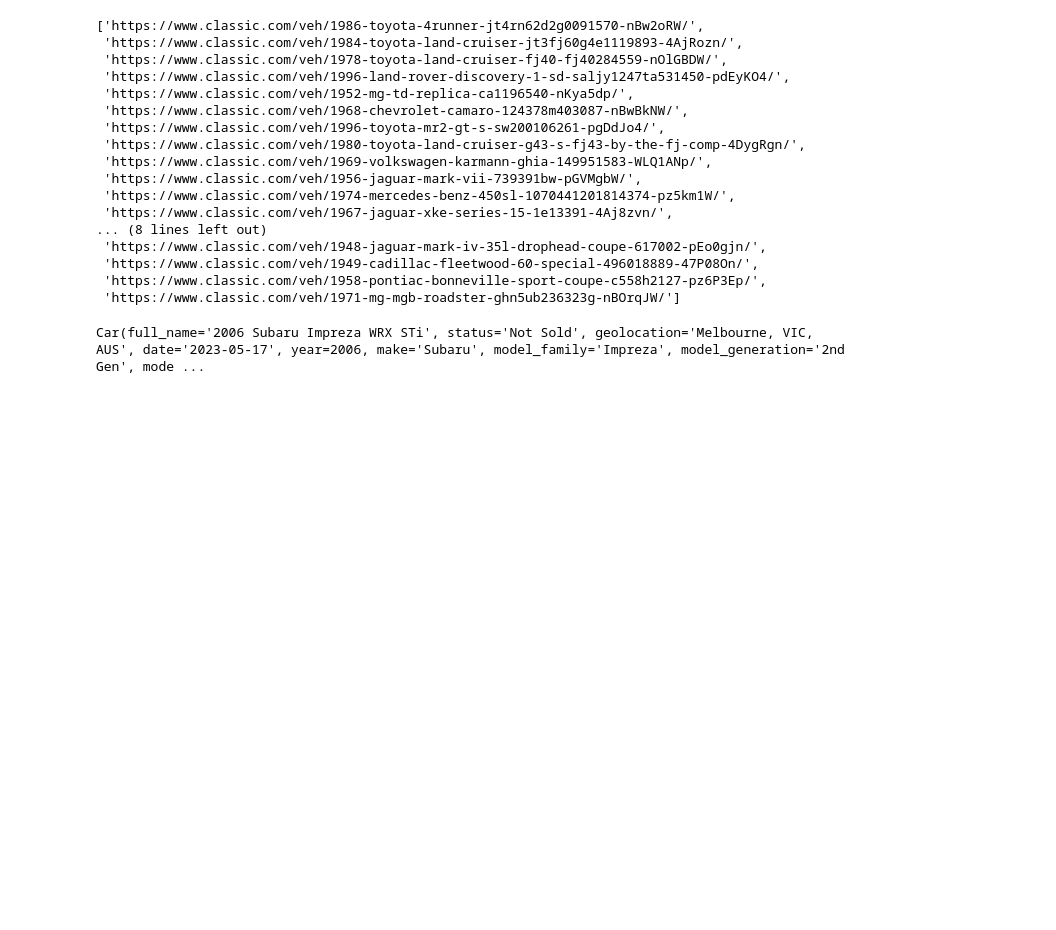
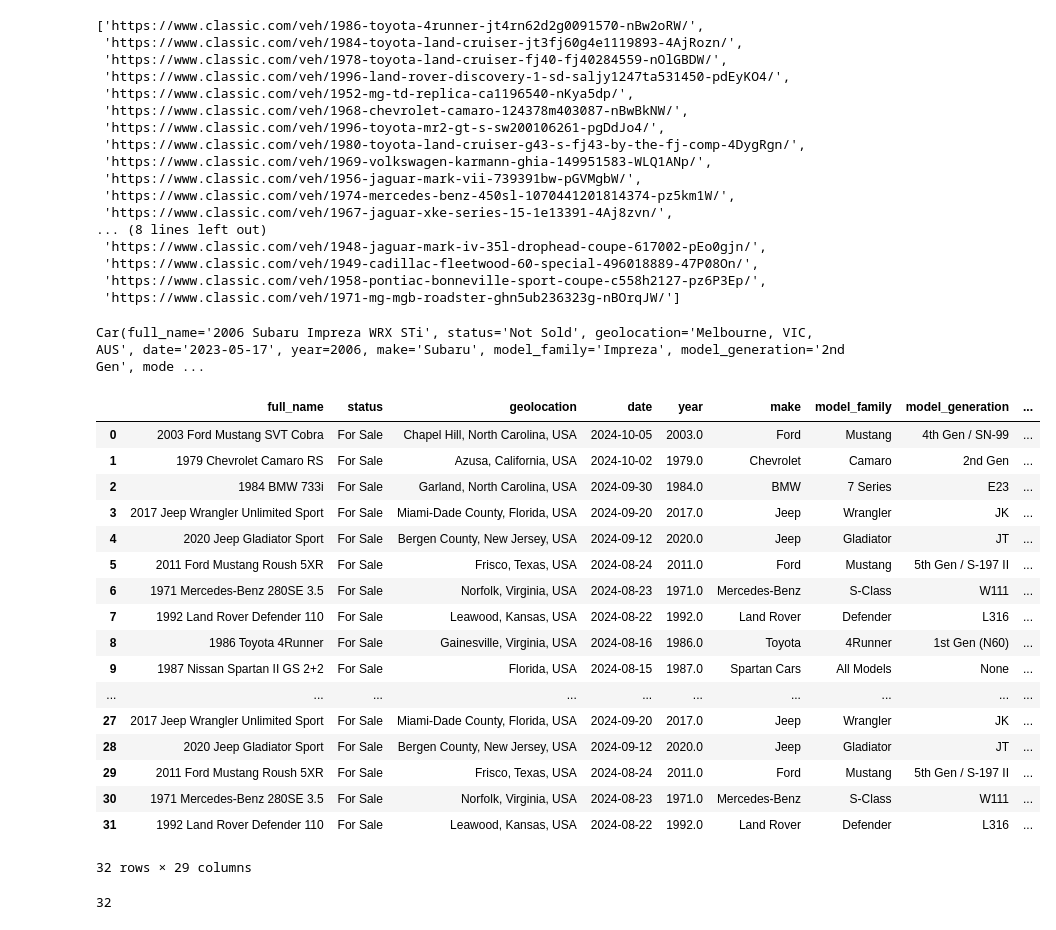
Before and after one commit to AgafonovVadim/Car-Value-Predictor, a Jupyter notebook: Untitled.ipynb, the cells around one changed output. Saved outputs shown, nothing was run; the diff lists cells and outputs as text; code cells hidden in the pictures; blank space fills up the shorter version.

```diff
--- a/Untitled.ipynb
+++ b/Untitled.ipynb
@@ -361,3 +361,28 @@ url_4 = 'https://www.classic.com/veh/2006-subaru-impreza-wrx-sti-6zz60000gdb0377
 parse_car_specs(url_4)
 # %% [output]
 Car(full_name='2006 Subaru Impreza WRX STi', status='Not Sold', geolocation='Melbourne, VIC, AUS', date='2023-05-17', year=2006, make='Subaru', model_family='Impreza', model_generation='2nd Gen', mode ...
+# %%
+df
+# %% [output]
+|  | full_name | status | geolocation | date | year | make | model_family | model_generation | ... |
+| 0 | 2003 Ford Mustang SVT Cobra | For Sale | Chapel Hill, North Carolina, USA | 2024-10-05 | 2003.0 | Ford | Mustang | 4th Gen / SN-99 | ... |
+| 1 | 1979 Chevrolet Camaro RS | For Sale | Azusa, California, USA | 2024-10-02 | 1979.0 | Chevrolet | Camaro | 2nd Gen | ... |
+| 2 | 1984 BMW 733i | For Sale | Garland, North Carolina, USA | 2024-09-30 | 1984.0 | BMW | 7 Series | E23 | ... |
+| 3 | 2017 Jeep Wrangler Unlimited Sport | For Sale | Miami-Dade County, Florida, USA | 2024-09-20 | 2017.0 | Jeep | Wrangler | JK | ... |
+| 4 | 2020 Jeep Gladiator Sport | For Sale | Bergen County, New Jersey, USA | 2024-09-12 | 2020.0 | Jeep | Gladiator | JT | ... |
+| 5 | 2011 Ford Mustang Roush 5XR | For Sale | Frisco, Texas, USA | 2024-08-24 | 2011.0 | Ford | Mustang | 5th Gen / S-197 II | ... |
+| 6 | 1971 Mercedes-Benz 280SE 3.5 | For Sale | Norfolk, Virginia, USA | 2024-08-23 | 1971.0 | Mercedes-Benz | S-Class | W111 | ... |
+| 7 | 1992 Land Rover Defender 110 | For Sale | Leawood, Kansas, USA | 2024-08-22 | 1992.0 | Land Rover | Defender | L316 | ... |
+| 8 | 1986 Toyota 4Runner | For Sale | Gainesville, Virginia, USA | 2024-08-16 | 1986.0 | Toyota | 4Runner | 1st Gen (N60) | ... |
+| 9 | 1987 Nissan Spartan II GS 2+2 | For Sale | Florida, USA | 2024-08-15 | 1987.0 | Spartan Cars | All Models | None | ... |
+| ... | ... | ... | ... | ... | ... | ... | ... | ... | ... |
+| 27 | 2017 Jeep Wrangler Unlimited Sport | For Sale | Miami-Dade County, Florida, USA | 2024-09-20 | 2017.0 | Jeep | Wrangler | JK | ... |
+| 28 | 2020 Jeep Gladiator Sport | For Sale | Bergen County, New Jersey, USA | 2024-09-12 | 2020.0 | Jeep | Gladiator | JT | ... |
+| 29 | 2011 Ford Mustang Roush 5XR | For Sale | Frisco, Texas, USA | 2024-08-24 | 2011.0 | Ford | Mustang | 5th Gen / S-197 II | ... |
+| 30 | 1971 Mercedes-Benz 280SE 3.5 | For Sale | Norfolk, Virginia, USA | 2024-08-23 | 1971.0 | Mercedes-Benz | S-Class | W111 | ... |
+| 31 | 1992 Land Rover Defender 110 | For Sale | Leawood, Kansas, USA | 2024-08-22 | 1992.0 | Land Rover | Defender | L316 | ... |
+32 rows × 29 columns
+# %%
+i
+# %% [output]
+32
```
Also changed, not shown: parts of 1 cell of this notebook.
